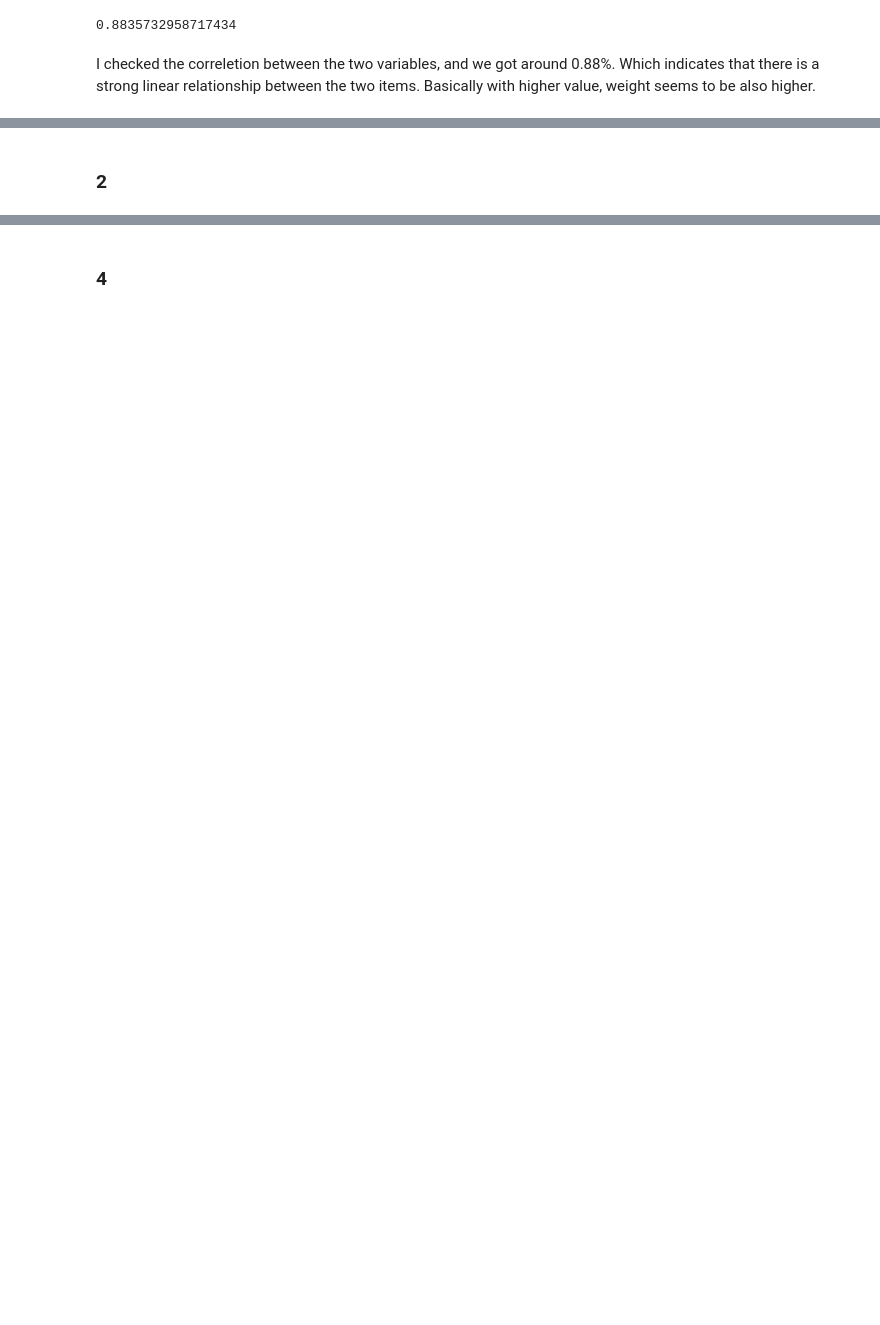
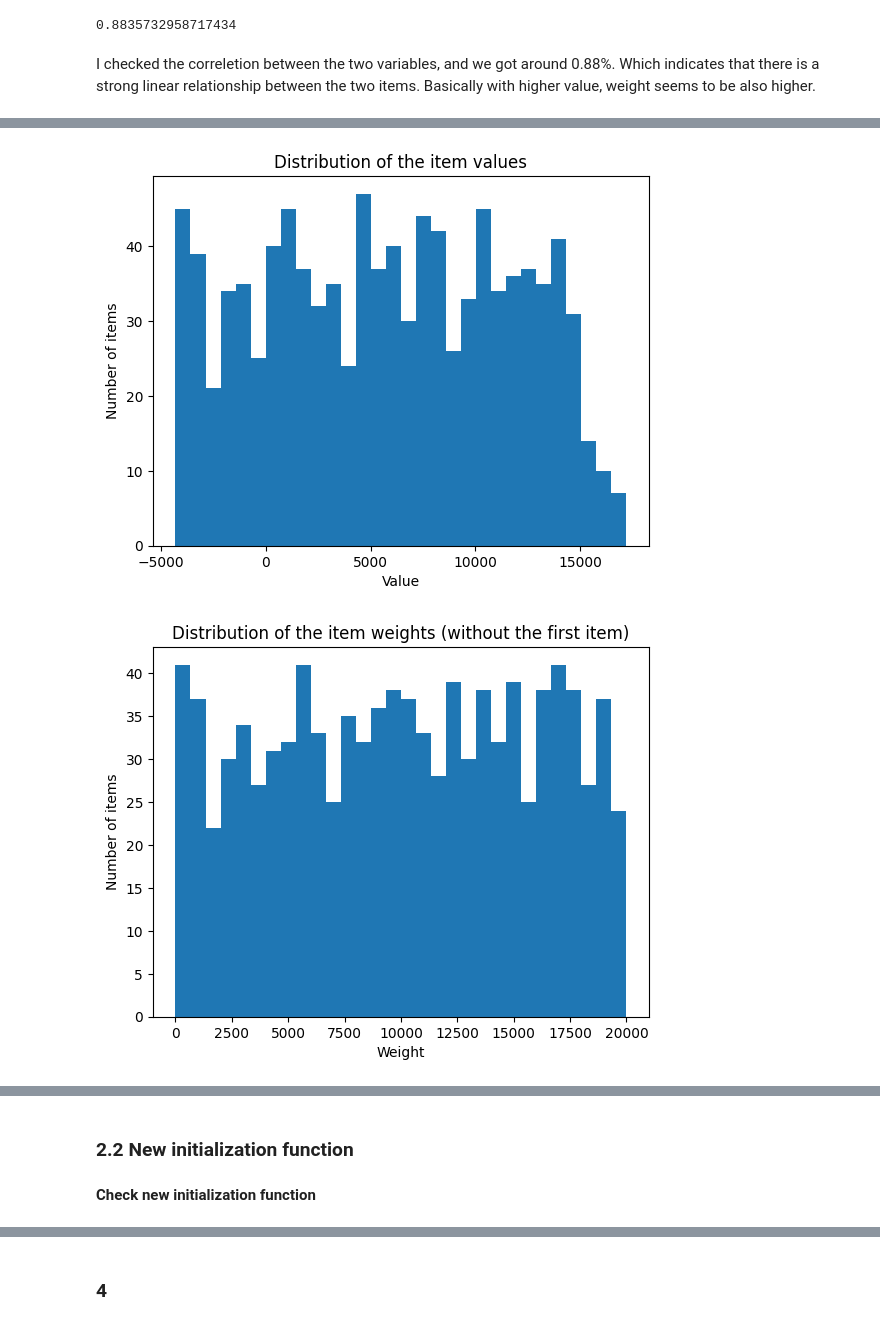
Before and after one commit to Kamilmichal05/Machine-Learning-Project2, a Jupyter notebook: main.ipynb, the cells around one changed output, grey strips where cells are left out. Cells and saved outputs as stored; diff of their text form; code cells hidden in the pictures; blank space fills up the shorter version.

Commit message:
fiexes and checks for 2.1 - 2.2 - 2.3

```diff
--- a/main.ipynb
+++ b/main.ipynb
@@ -559,0 +585,23 @@ I checked the correletion between the two variables, and we got around 0.88%. Wh
+# %%
+# Plots
+plt.hist(item_values, bins=30)
+plt.xlabel("Value")
+plt.ylabel("Number of items")
+plt.title("Distribution of the item values")
+plt.show()
+
+plt.hist(item_weights[1:], bins=30)
+plt.xlabel("Weight")
+plt.ylabel("Number of items")
+plt.title("Distribution of the item weights (without the first item)")
+plt.show()
+
+plt.scatter(item_weights, item_values, s=10)
+plt.axhline(0, color="grey")
+plt.xlabel("Weight")
+plt.ylabel("Value")
+plt.title("Value vs weight")
+plt.show()
+# %% [output]
+[figure, added]
+[figure, added]
@@ -560,5 +609,5 @@ I checked the correletion between the two variables, and we got around 0.88%. Wh
 # %% [markdown]
-### 2
+### 2.2 New initialization function
 # %%
 def new_initialization_population(pop_size):
 
@@ -572,2 +621,4 @@ def new_initialization_population(pop_size):
 
     return population
+# %% [markdown]
+**Check new initialization function**
```
Also changed, not shown: parts of 11 cells of this notebook.
